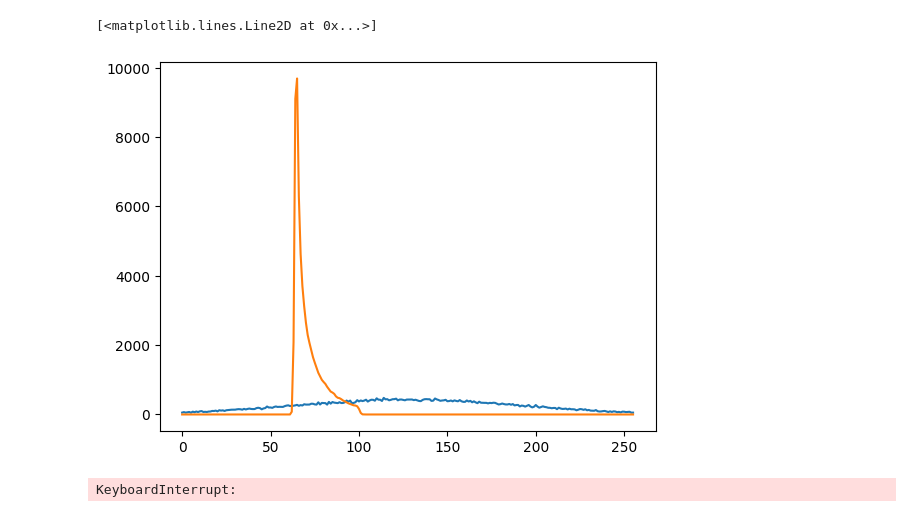
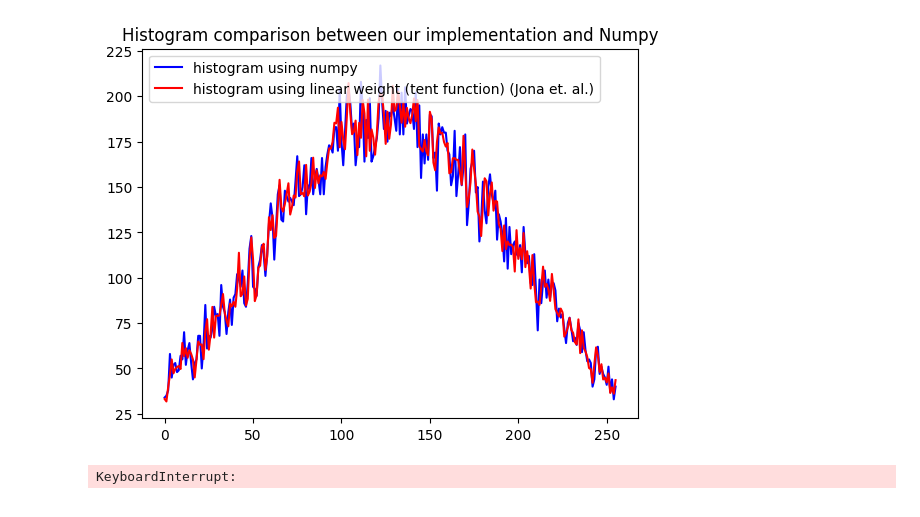
Before and after one commit to minkichunm/master_thesis, a Jupyter notebook: NN_param_compression.ipynb, the cells around one changed output. Saved outputs shown, nothing was run; the diff lists cells and outputs as text; code cells hidden in the pictures.

```diff
--- a/NN_param_compression.ipynb
+++ b/NN_param_compression.ipynb
@@ -354,11 +200,9 @@ plt.show()
-# %%
-plt.title("Histogram comparison of NN weights before and after compression (initial)")
-
-plt.plot(np_h[0])
-plt.plot(our_h)
-# %% [output]
-[<matplotlib.lines.Line2D at 0x...>]
-[figure, removed]
+# %%
+from histogram import visualize_histogram
+variables=model.layers[3].variables[0]
+visualize_histogram(variables)
+# %% [output]
+[figure, added]
 # %%
 # train the model
 tf.config.run_functions_eagerly(True)
```
Also changed, not shown: parts of 14 cells of this notebook, 2 other files.
